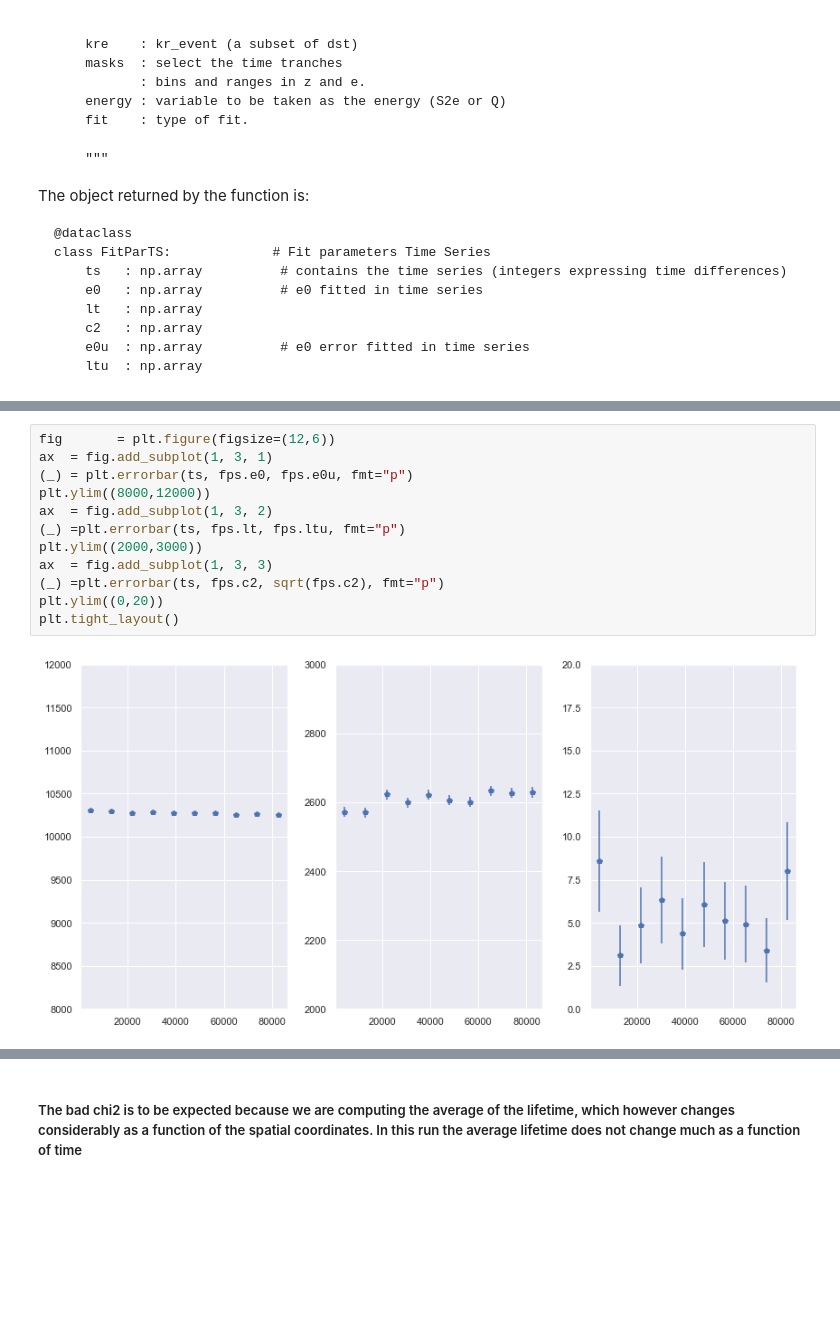
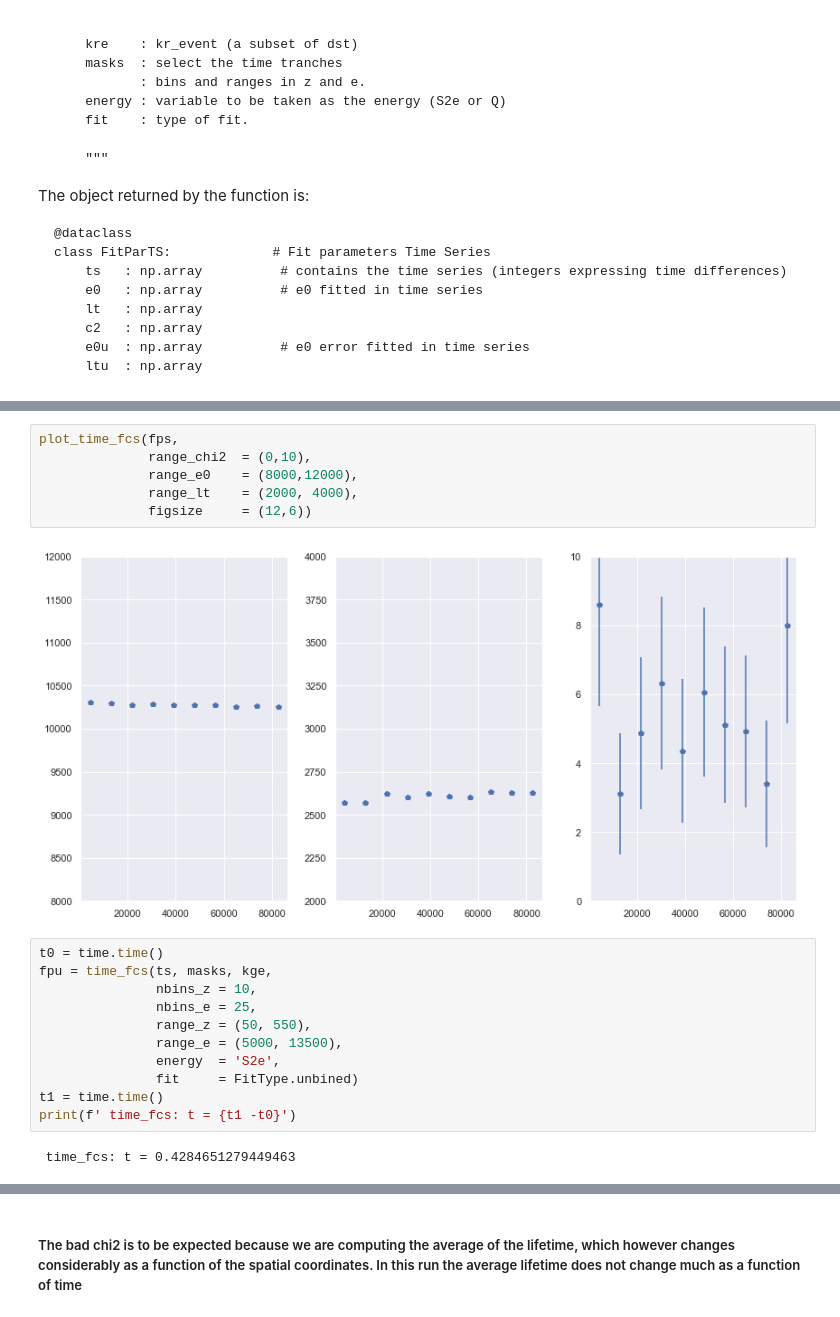
Before and after one commit to proscrite/KrCalibNB, a Jupyter notebook: testsNB/test_lt_maps.ipynb, the cells around one changed output, grey strips where cells are left out. Cells and saved outputs as stored; diff of their text form; blank space fills up the shorter version.

```diff
--- a/testsNB/test_lt_maps.ipynb
+++ b/testsNB/test_lt_maps.ipynb
@@ -328,14 +337,21 @@ print(f' time_fcs: t = {t1 -t0}')
-# %%
-fig       = plt.figure(figsize=(12,6))
-ax  = fig.add_subplot(1, 3, 1)
-(_) = plt.errorbar(ts, fps.e0, fps.e0u, fmt="p")
-plt.ylim((8000,12000))
-ax  = fig.add_subplot(1, 3, 2)
-(_) =plt.errorbar(ts, fps.lt, fps.ltu, fmt="p")
-plt.ylim((2000,3000))
-ax  = fig.add_subplot(1, 3, 3)
-(_) =plt.errorbar(ts, fps.c2, sqrt(fps.c2), fmt="p")
-plt.ylim((0,20))
-plt.tight_layout()
-# %% [output]
-[figure, removed]
+# %%
+plot_time_fcs(fps,
+              range_chi2  = (0,10),
+              range_e0    = (8000,12000),
+              range_lt    = (2000, 4000),
+              figsize     = (12,6))
+# %% [output]
+[figure, added]
+# %%
+t0 = time.time()
+fpu = time_fcs(ts, masks, kge,
+               nbins_z = 10,
+               nbins_e = 25,
+               range_z = (50, 550),
+               range_e = (5000, 13500),
+               energy  = 'S2e',
+               fit     = FitType.unbined)
+t1 = time.time()
+print(f' time_fcs: t = {t1 -t0}')
+# %% [output]
+ time_fcs: t = 0.4284651279449463
```
Also changed, not shown: parts of 43 cells of this notebook, 8 other files.
